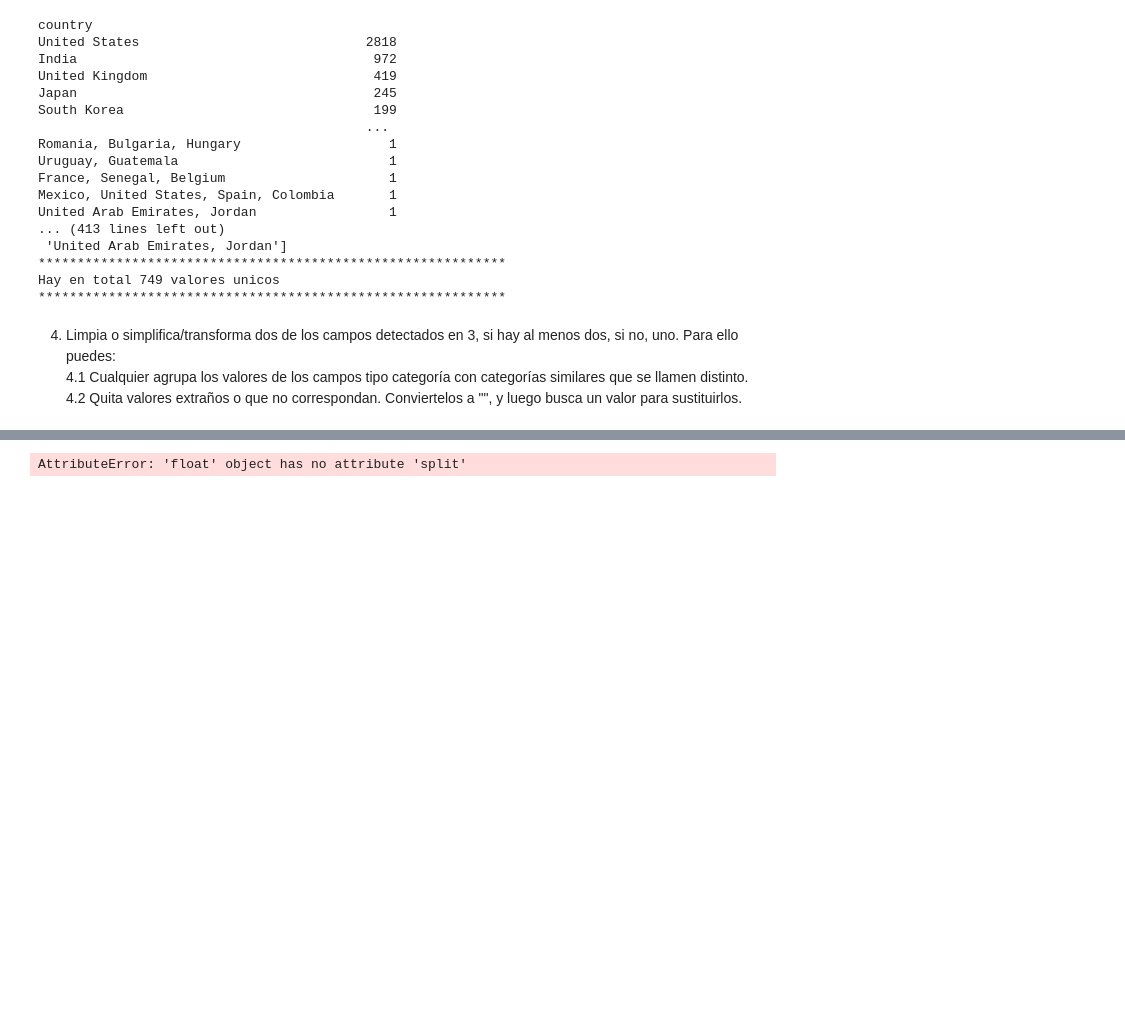
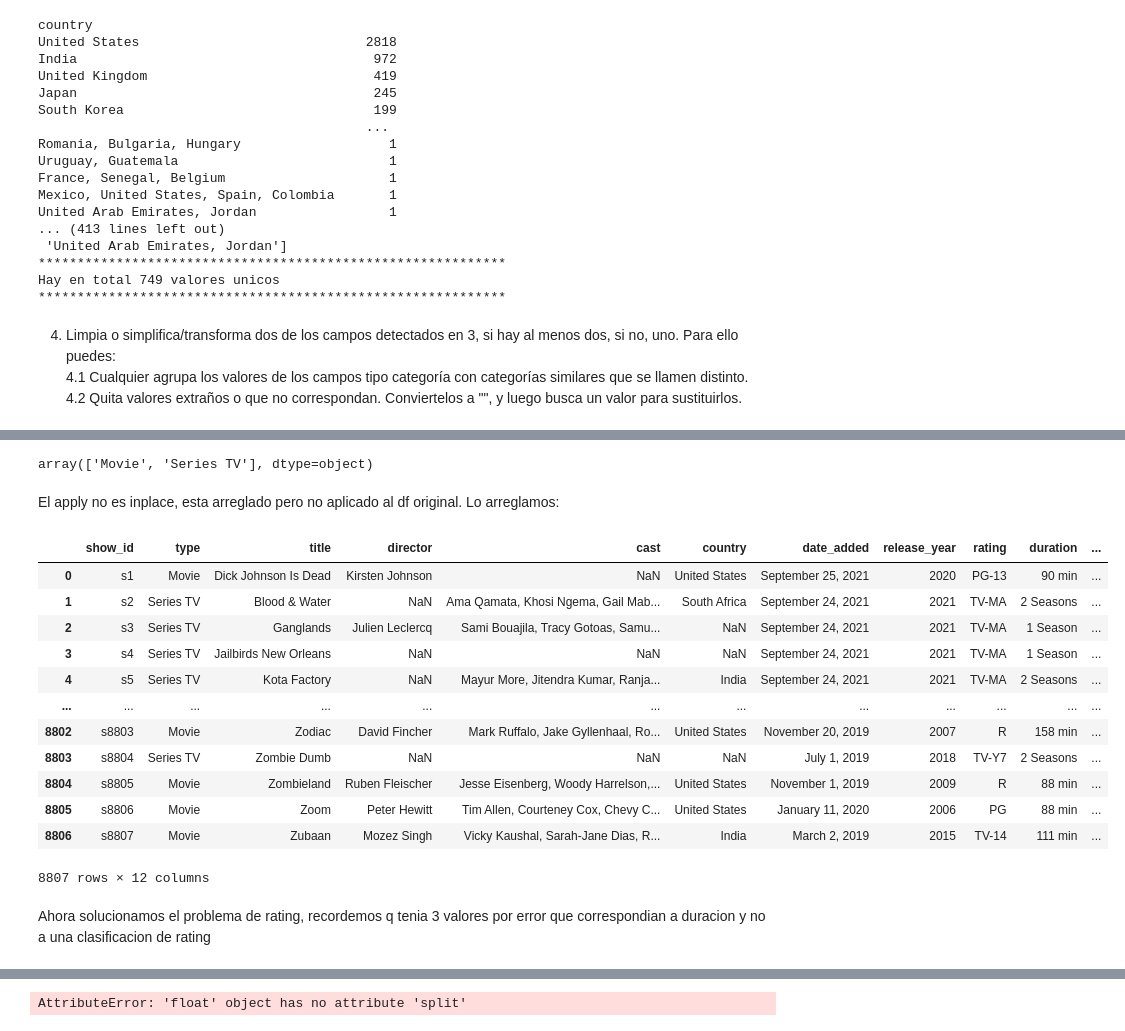
Before and after one commit to v1ckyseque1ra/DS_Online_Octubre24, a Jupyter notebook: Ejercicios Challenge/18_Practica_Obligatoria_ETL.ipynb, the cells around one changed output, grey strips where cells are left out. Drawn from its saved outputs; the diff is of its cells as text; code cells hidden in the pictures; blank space fills up the shorter version.

```diff
--- a/Ejercicios Challenge/18_Practica_Obligatoria_ETL.ipynb
+++ b/Ejercicios Challenge/18_Practica_Obligatoria_ETL.ipynb
@@ -473,0 +622,31 @@ Hay en total 749 valores unicos
+# %%
+def arregla_tipos(tipo):
+    if tipo in["Movie","Film"]:
+        return "Movie" # a todos los que tengan ese tipo le va poner movie
+    else:
+        return "Series TV"
+# %%
+df_peliculas.type.apply(arregla_tipos).unique()
+# %% [output]
+array(['Movie', 'Series TV'], dtype=object)
+# %% [markdown]
+El apply no es inplace, esta arreglado pero no aplicado al df original. Lo arreglamos:
+# %%
+df_peliculas.type = df_peliculas.type.apply(arregla_tipos)
+df_peliculas
+# %% [output]
+|  | show_id | type | title | director | cast | country | date_added | release_year | rating | duration | ... |
+| 0 | s1 | Movie | Dick Johnson Is Dead | Kirsten Johnson | NaN | United States | September 25, 2021 | 2020 | PG-13 | 90 min | ... |
+| 1 | s2 | Series TV | Blood & Water | NaN | Ama Qamata, Khosi Ngema, Gail Mab... | South Africa | September 24, 2021 | 2021 | TV-MA | 2 Seasons | ... |
+| 2 | s3 | Series TV | Ganglands | Julien Leclercq | Sami Bouajila, Tracy Gotoas, Samu... | NaN | September 24, 2021 | 2021 | TV-MA | 1 Season | ... |
+| 3 | s4 | Series TV | Jailbirds New Orleans | NaN | NaN | NaN | September 24, 2021 | 2021 | TV-MA | 1 Season | ... |
+| 4 | s5 | Series TV | Kota Factory | NaN | Mayur More, Jitendra Kumar, Ranja... | India | September 24, 2021 | 2021 | TV-MA | 2 Seasons | ... |
+| ... | ... | ... | ... | ... | ... | ... | ... | ... | ... | ... | ... |
+| 8802 | s8803 | Movie | Zodiac | David Fincher | Mark Ruffalo, Jake Gyllenhaal, Ro... | United States | November 20, 2019 | 2007 | R | 158 min | ... |
+| 8803 | s8804 | Series TV | Zombie Dumb | NaN | NaN | NaN | July 1, 2019 | 2018 | TV-Y7 | 2 Seasons | ... |
+| 8804 | s8805 | Movie | Zombieland | Ruben Fleischer | Jesse Eisenberg, Woody Harrelson,... | United States | November 1, 2019 | 2009 | R | 88 min | ... |
+| 8805 | s8806 | Movie | Zoom | Peter Hewitt | Tim Allen, Courteney Cox, Chevy C... | United States | January 11, 2020 | 2006 | PG | 88 min | ... |
+| 8806 | s8807 | Movie | Zubaan | Mozez Singh | Vicky Kaushal, Sarah-Jane Dias, R... | India | March 2, 2019 | 2015 | TV-14 | 111 min | ... |
+8807 rows × 12 columns
+# %% [markdown]
+Ahora solucionamos el problema de rating, recordemos q tenia 3 valores por error que correspondian a duracion y no a una clasificacion de rating
```
Also changed, not shown: parts of 33 cells of this notebook, 11 other files.
